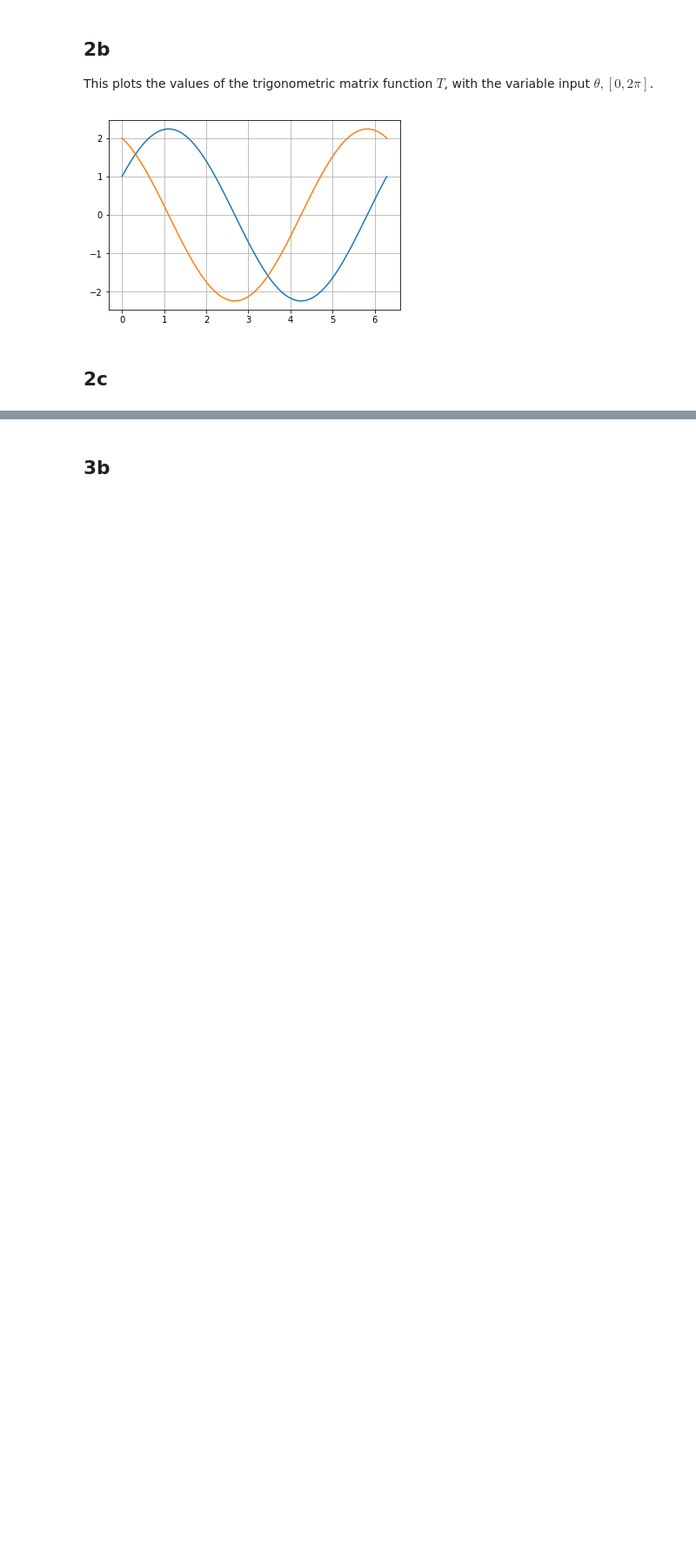
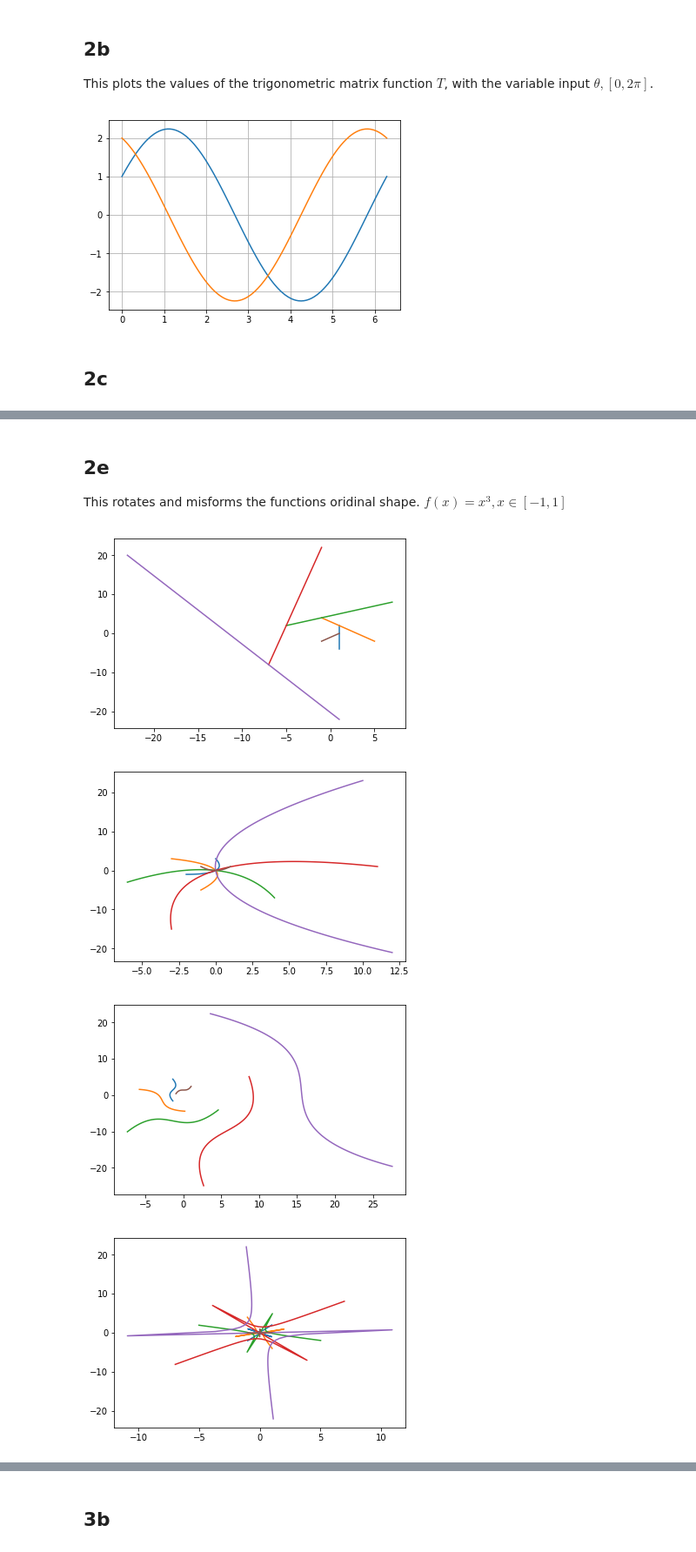
Before and after one commit to catsymptote/Lektor_Programming, a Jupyter notebook: Reports/Assignment_2.ipynb, the cells around one changed output, grey strips where cells are left out. Shown at 87% size. Cells and saved outputs as stored; diff of their text form; code cells hidden in the pictures; blank space fills up the shorter version.

```diff
--- a/Reports/Assignment_2.ipynb
+++ b/Reports/Assignment_2.ipynb
@@ -244,0 +317,54 @@ fig.show()
+# %% [markdown]
+## 2e
+
+This rotates and misforms the functions oridinal shape.
+$f(x) = x^3, x \in [-1, 1]$
+# %%
+def f(x):
+    return x - 1
+
+def g(x):
+    return x**2
+
+def h(x):
+    return x**3 + np.sqrt(2)
+
+def k(x):
+    return 1/(100*x)
+
+def r(x):
+    return np.sin(x) * np.cos(x)
+
+def s(x):
+    return np.e**x
+
+def plot(f, n=1):
+    X = np.linspace(-1, 1, 100)
+    Y = f(X)
+    X_orig = X.copy()
+    Y_orig = Y.copy()
+
+    fig = plt.figure()
+
+
+    for j in range(n):
+        for i in range(len(X)):
+            p = dot_product(A, [X[i], Y[i]])
+            X[i] = p[0]
+            Y[i] = p[1]
+        plt.plot(X, Y)
+    plt.plot(X_orig, Y_orig)
+    fig.show()
+
+
+plot(f, 5)
+plot(g, 5)
+plot(h, 5)
+plot(k, 5)
+plot(r, 5)
+plot(s, 5)
+# %% [output]
+[figure, added]
+[figure, added]
+[figure, added]
+[figure, added]
```
Also changed, not shown: parts of 15 cells of this notebook, 2 other files.
